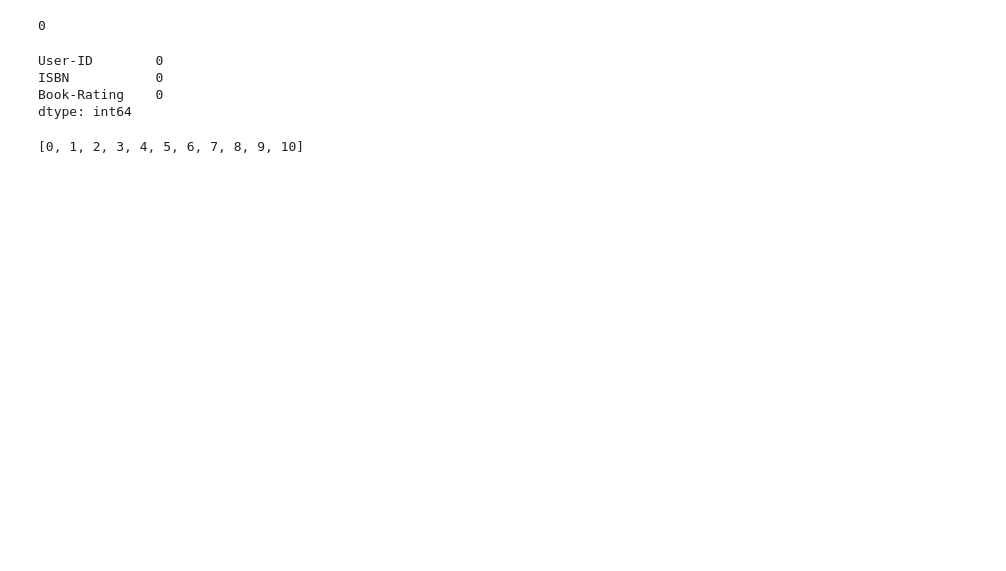
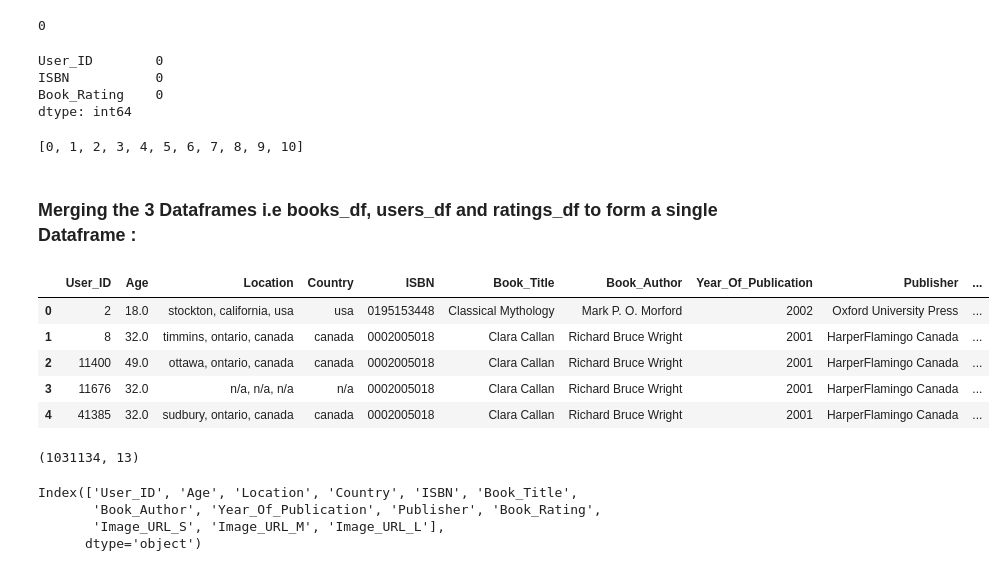
Before and after one commit to RPSahoo219/Book_Recommendation_system, a Jupyter notebook: Book_Recommendation_System.ipynb, the cells around one changed output. Cells and saved outputs as stored; diff of their text form; code cells hidden in the pictures; blank space fills up the shorter version.

```diff
--- a/Book_Recommendation_System.ipynb
+++ b/Book_Recommendation_System.ipynb
@@ -567,14 +644,57 @@ memory usage: 26.3+ MB
 ratings_df.duplicated().sum()
 # %% [output]
 0
-# %%
-ratings_df.isna().sum()
-# %% [output]
-User-ID        0
-ISBN           0
-Book-Rating    0
-dtype: int64
-# %%
-sorted(ratings_df['Book-Rating'].unique())
-# %% [output]
-[0, 1, 2, 3, 4, 5, 6, 7, 8, 9, 10]
+# %%
+# Checking the null value in the ratings_df.
+ratings_df.isna().sum()
+# %% [output]
+User_ID        0
+ISBN           0
+Book_Rating    0
+dtype: int64
+# %%
+# Finding the unique value of Book_Rating.
+sorted(ratings_df['Book_Rating'].unique())
+# %% [output]
+[0, 1, 2, 3, 4, 5, 6, 7, 8, 9, 10]
+# %% [markdown]
+### Merging the 3 Dataframes i.e **books_df, users_df and ratings_df** to form a single Dataframe :
+# %%
+# First merging users_df and ratings_df
+merged_df= pd.merge(users_df, ratings_df, on= 'User_ID')
+
+# Merging books_df with merged_df
+merged_df= merged_df.merge(books_df, on='ISBN')
+# %%
+# Taking the copy of merged_df for safe operations.
+df= merged_df.copy()
+# %%
+# Name of the colums to rearrange.
+cols = ['User_ID','Age', 'Location', 'Country', 'ISBN', 'Book_Title', 'Book_Author', 'Year_Of_Publication',
+          'Publisher', 'Book_Rating', 'Image_URL_S', 'Image_URL_M', 'Image_URL_L']
+# %%
+# Let's rearrange the columns properly by reindexing it.
+df= df.reindex(columns= cols)
+# %%
+# First look of df
+df.head()
+# %% [output]
+|  | User_ID | Age | Location | Country | ISBN | Book_Title | Book_Author | Year_Of_Publication | Publisher | ... |
+| 0 | 2 | 18.0 | stockton, california, usa | usa | 0195153448 | Classical Mythology | Mark P. O. Morford | 2002 | Oxford University Press | ... |
+| 1 | 8 | 32.0 | timmins, ontario, canada | canada | 0002005018 | Clara Callan | Richard Bruce Wright | 2001 | HarperFlamingo Canada | ... |
+| 2 | 11400 | 49.0 | ottawa, ontario, canada | canada | 0002005018 | Clara Callan | Richard Bruce Wright | 2001 | HarperFlamingo Canada | ... |
+| 3 | 11676 | 32.0 | n/a, n/a, n/a | n/a | 0002005018 | Clara Callan | Richard Bruce Wright | 2001 | HarperFlamingo Canada | ... |
+| 4 | 41385 | 32.0 | sudbury, ontario, canada | canada | 0002005018 | Clara Callan | Richard Bruce Wright | 2001 | HarperFlamingo Canada | ... |
+# %%
+# Checking the shape of dataframe.
+df.shape
+# %% [output]
+(1031134, 13)
+# %%
+# Checking the columns.
+df.columns
+# %% [output]
+Index(['User_ID', 'Age', 'Location', 'Country', 'ISBN', 'Book_Title',
+       'Book_Author', 'Year_Of_Publication', 'Publisher', 'Book_Rating',
+       'Image_URL_S', 'Image_URL_M', 'Image_URL_L'],
+      dtype='object')
```
Also changed, not shown: parts of 33 cells of this notebook.
